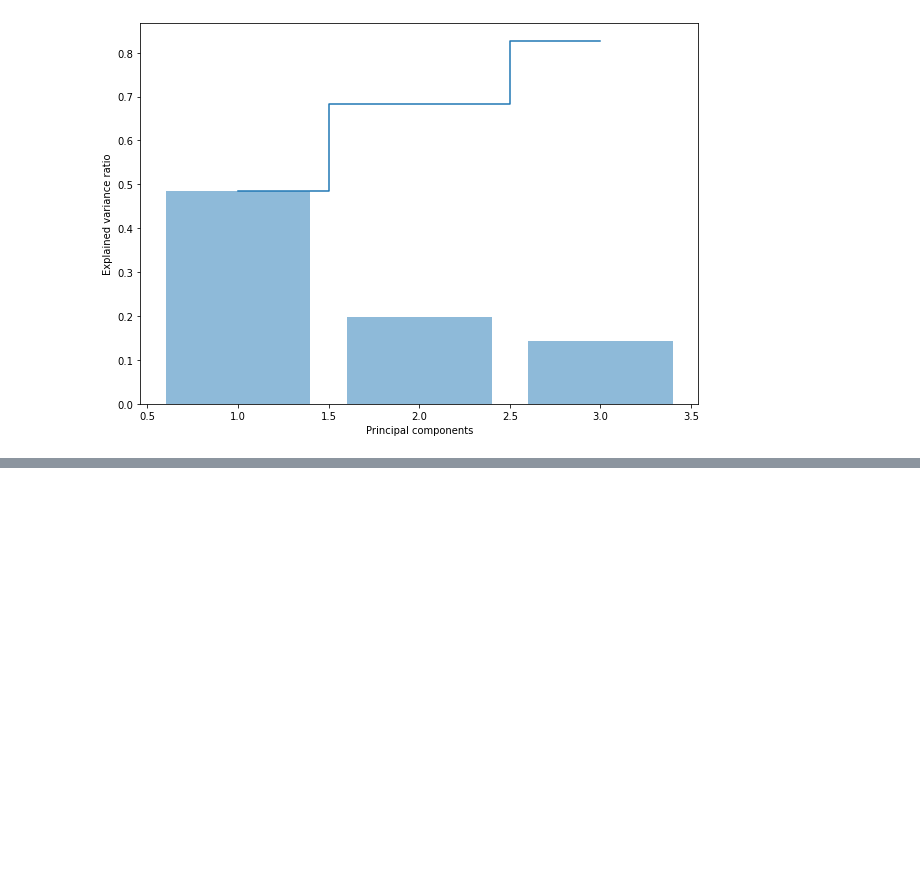
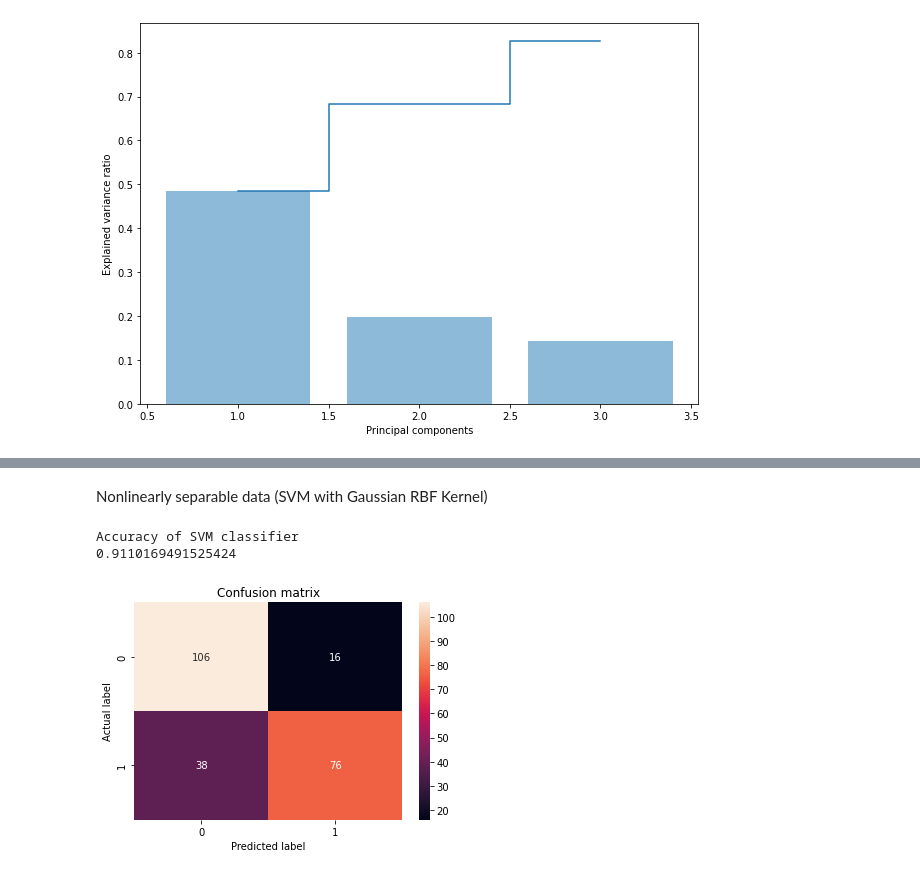
Before and after one commit to TheScorpoi/faa-mammographic, a Jupyter notebook: src/main.ipynb, the cells around one changed output, grey strips where cells are left out. Cells and saved outputs as stored; diff of their text form; code cells hidden in the pictures; blank space fills up the shorter version.

```diff
--- a/src/main.ipynb
+++ b/src/main.ipynb
@@ -222,0 +269,21 @@ plt.show()
+# %% [markdown]
+Nonlinearly separable data  (SVM with Gaussian RBF Kernel)
+# %%
+svc = SVC(kernel='rbf', C=1, gamma=30)
+svc = svc.fit(X_train, np.ravel(y_train))
+
+print('Accuracy of SVM classifier')
+print(svc.score(X_train, y_train))
+
+y_pred = svc.predict(X_test)
+conf_matrix = confusion_matrix(y_test, y_pred)
+
+sns.heatmap(conf_matrix, annot=True, fmt='d')
+plt.title('Confusion matrix')
+plt.ylabel('Actual label')
+plt.xlabel('Predicted label')
+plt.show()
+# %% [output]
+Accuracy of SVM classifier
+0.9110169491525424
+[figure, added]
```
Also changed, not shown: parts of 15 cells of this notebook.
